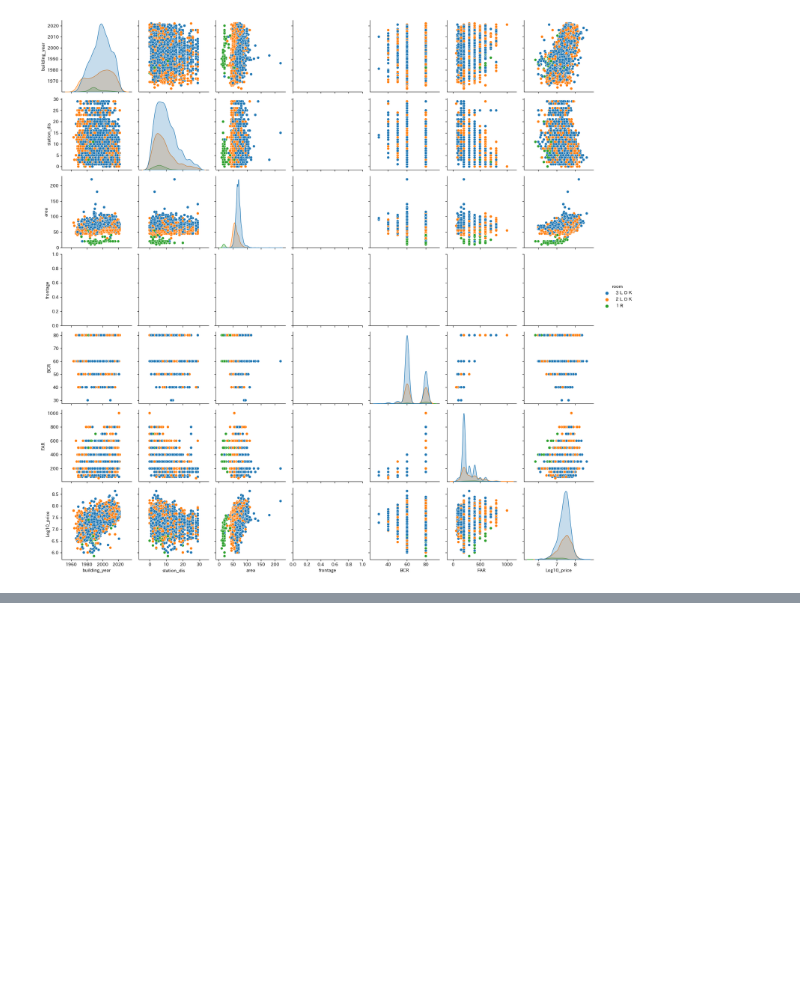
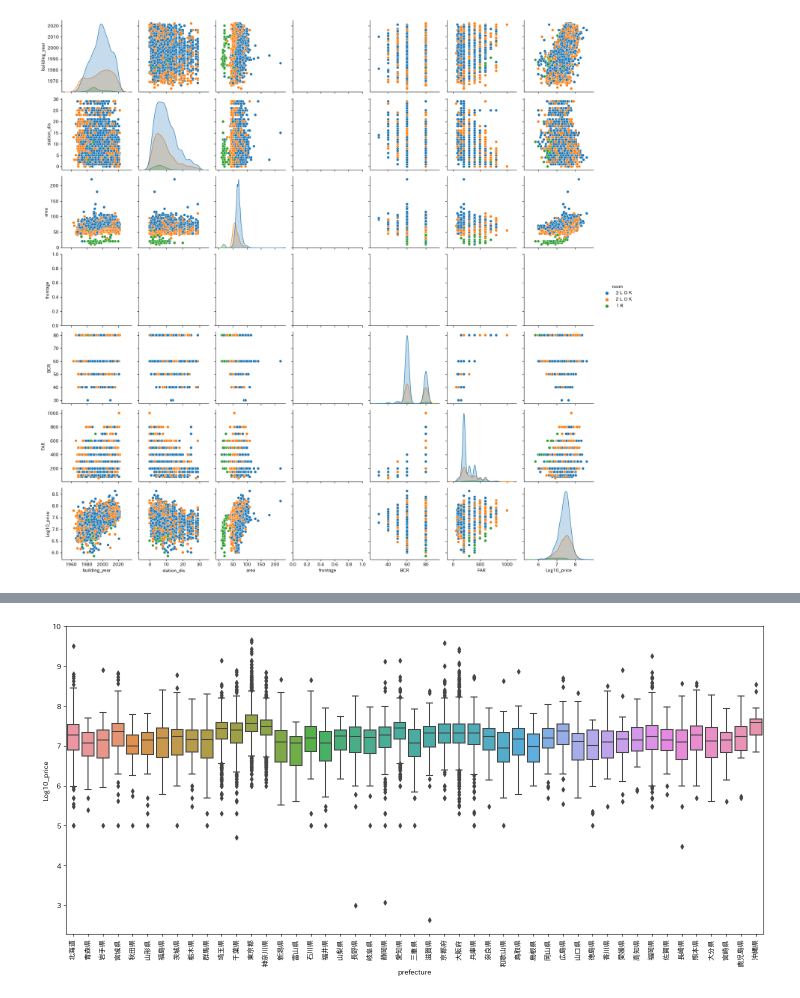
Before and after one commit to dumbled0re/EDA, a Jupyter notebook: 04_visualization/37-41_visualization_with_seaborn.ipynb, the cells around one changed output, grey strips where cells are left out. Saved outputs shown, nothing was run; the diff lists cells and outputs as text; code cells hidden in the pictures; blank space fills up the shorter version.

```diff
--- a/04_visualization/37-41_visualization_with_seaborn.ipynb
+++ b/04_visualization/37-41_visualization_with_seaborn.ipynb
@@ -72,0 +82,7 @@ sns.pairplot(data=target_df[col_names], hue='room')
+# %%
+# 箱ひげ図(真ん中にある黒い棒線が中央値、その下の線が25%タイル、その上の線が75%タイルを表す)
+fig = plt.figure(figsize=(18, 8))
+fig = sns.boxplot(data=df, x='prefecture', y='Log10_price')
+fig = plt.xticks(rotation=90)
+# %% [output]
+[figure, added]
```
Also changed, not shown: parts of 4 cells of this notebook.
